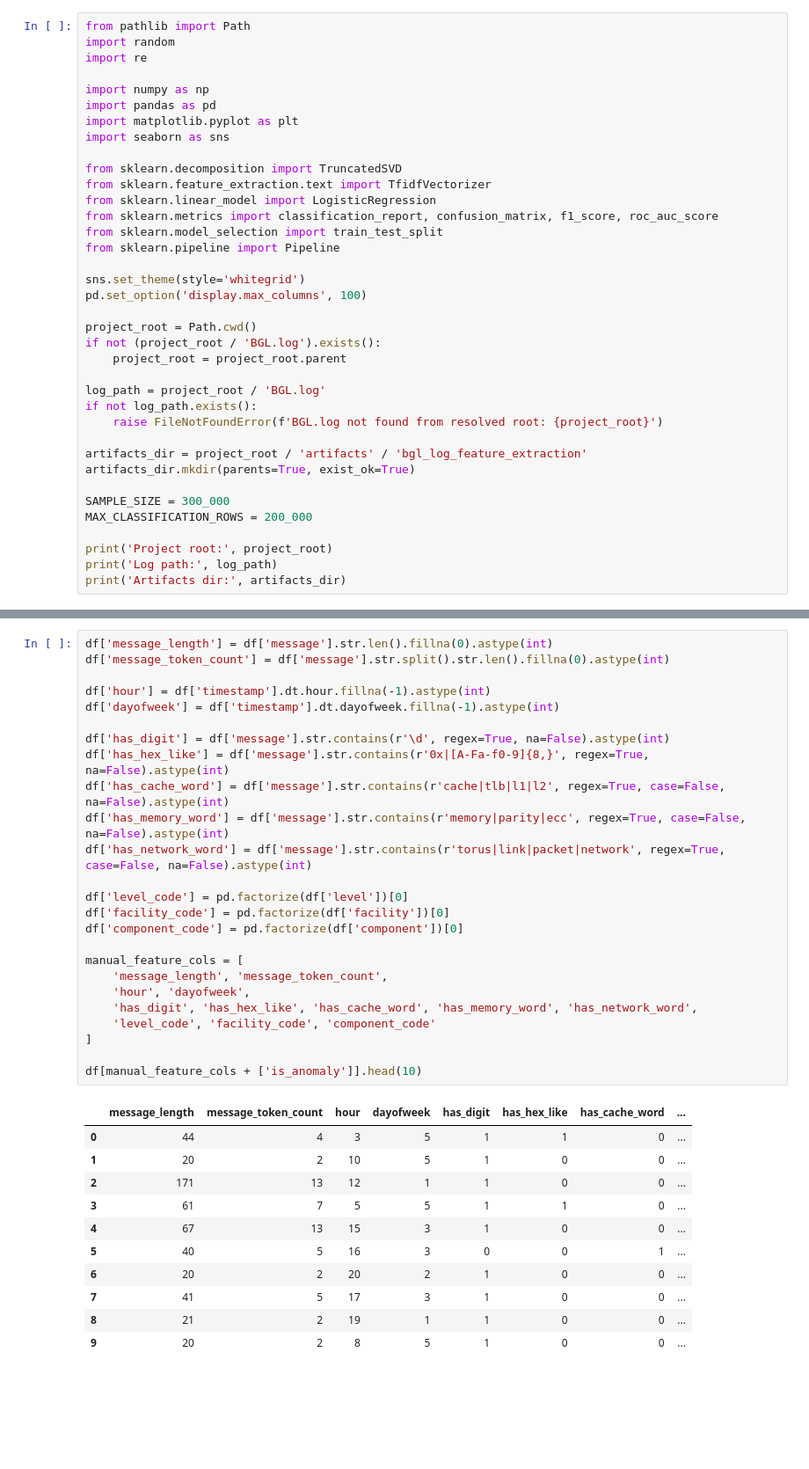
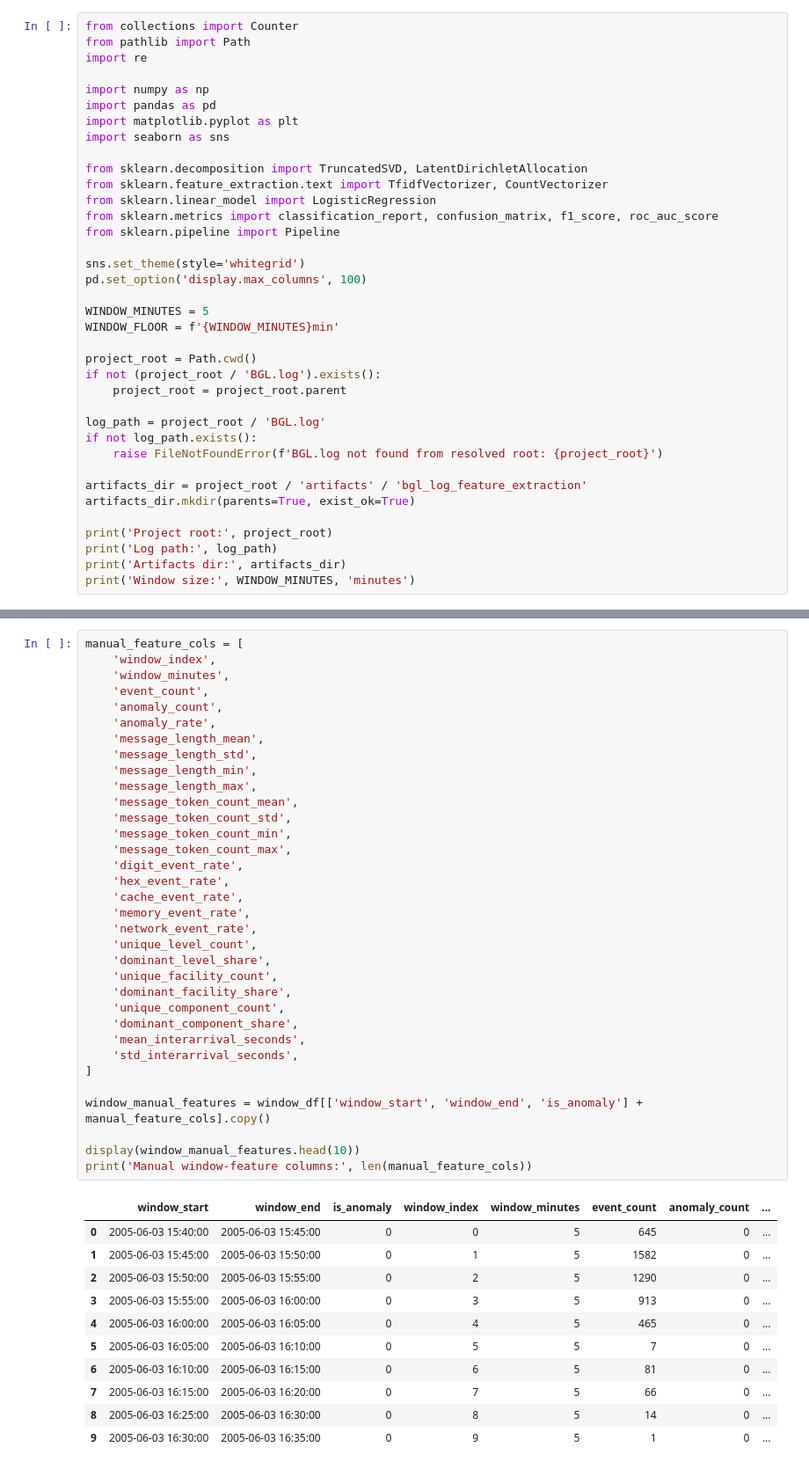
Before and after one commit to sidqian123/log-ml, a Jupyter notebook: notebooks/04_bgl_log_feature_extract.ipynb, the cells around one changed output, grey strips where cells are left out. Shown at 88% size. Drawn from its saved outputs; the diff is of its cells as text; blank space fills up the shorter version.

```diff
--- a/notebooks/04_bgl_log_feature_extract.ipynb
+++ b/notebooks/04_bgl_log_feature_extract.ipynb
@@ -12,6 +14,6 @@ Requirement coverage:
 # %%
+from collections import Counter
 from pathlib import Path
-import random
 import re
 
 import numpy as np
@@ -19,15 +21,17 @@ import pandas as pd
 import matplotlib.pyplot as plt
 import seaborn as sns
 
-from sklearn.decomposition import TruncatedSVD
-from sklearn.feature_extraction.text import TfidfVectorizer
+from sklearn.decomposition import TruncatedSVD, LatentDirichletAllocation
+from sklearn.feature_extraction.text import TfidfVectorizer, CountVectorizer
 from sklearn.linear_model import LogisticRegression
 from sklearn.metrics import classification_report, confusion_matrix, f1_score, roc_auc_score
-from sklearn.model_selection import train_test_split
 from sklearn.pipeline import Pipeline
 
 sns.set_theme(style='whitegrid')
 pd.set_option('display.max_columns', 100)
+
+WINDOW_MINUTES = 5
+WINDOW_FLOOR = f'{WINDOW_MINUTES}min'
 
 project_root = Path.cwd()
 if not (project_root / 'BGL.log').exists():
@@ -40,12 +44,10 @@ if not log_path.exists():
 artifacts_dir = project_root / 'artifacts' / 'bgl_log_feature_extraction'
 artifacts_dir.mkdir(parents=True, exist_ok=True)
 
-SAMPLE_SIZE = 300_000
-MAX_CLASSIFICATION_ROWS = 200_000
-
 print('Project root:', project_root)
 print('Log path:', log_path)
 print('Artifacts dir:', artifacts_dir)
+print('Window size:', WINDOW_MINUTES, 'minutes')
 # %% [output]
 Project root: /Users/sidqian/Downloads/Code/log-ml
 Log path: /Users/sidqian/Downloads/Code/log-ml/BGL.log
@@ -130,37 +262,46 @@ Manual features include lexical, temporal, and system-pattern indicators from ea
 # %%
-df['message_length'] = df['message'].str.len().fillna(0).astype(int)
-df['message_token_count'] = df['message'].str.split().str.len().fillna(0).astype(int)
-
-df['hour'] = df['timestamp'].dt.hour.fillna(-1).astype(int)
-df['dayofweek'] = df['timestamp'].dt.dayofweek.fillna(-1).astype(int)
-
-df['has_digit'] = df['message'].str.contains(r'\d', regex=True, na=False).astype(int)
-df['has_hex_like'] = df['message'].str.contains(r'0x|[A-Fa-f0-9]{8,}', regex=True, na=False).astype(int)
-df['has_cache_word'] = df['message'].str.contains(r'cache|tlb|l1|l2', regex=True, case=False, na=False).astype(int)
-df['has_memory_word'] = df['message'].str.contains(r'memory|parity|ecc', regex=True, case=False, na=False).astype(int)
-df['has_network_word'] = df['message'].str.contains(r'torus|link|packet|network', regex=True, case=False, na=False).astype(int)
-
-df['level_code'] = pd.factorize(df['level'])[0]
-df['facility_code'] = pd.factorize(df['facility'])[0]
-df['component_code'] = pd.factorize(df['component'])[0]
-
 manual_feature_cols = [
-    'message_length', 'message_token_count',
-    'hour', 'dayofweek',
-    'has_digit', 'has_hex_like', 'has_cache_word', 'has_memory_word', 'has_network_word',
-    'level_code', 'facility_code', 'component_code'
+    'window_index',
+    'window_minutes',
+    'event_count',
+    'anomaly_count',
+    'anomaly_rate',
+    'message_length_mean',
+    'message_length_std',
+    'message_length_min',
+    'message_length_max',
+    'message_token_count_mean',
+    'message_token_count_std',
+    'message_token_count_min',
+    'message_token_count_max',
+    'digit_event_rate',
+    'hex_event_rate',
+    'cache_event_rate',
+    'memory_event_rate',
+    'network_event_rate',
+    'unique_level_count',
+    'dominant_level_share',
+    'unique_facility_count',
+    'dominant_facility_share',
+    'unique_component_count',
+    'dominant_component_share',
+    'mean_interarrival_seconds',
+    'std_interarrival_seconds',
 ]
 
-df[manual_feature_cols + ['is_anomaly']].head(10)
+window_manual_features = window_df[['window_start', 'window_end', 'is_anomaly'] + manual_feature_cols].copy()
+
+display(window_manual_features.head(10))
+print('Manual window-feature columns:', len(manual_feature_cols))
 # %% [output]
-|  | message_length | message_token_count | hour | dayofweek | has_digit | has_hex_like | has_cache_word | ... |
-| 0 | 44 | 4 | 3 | 5 | 1 | 1 | 0 | ... |
-| 1 | 20 | 2 | 10 | 5 | 1 | 0 | 0 | ... |
-| 2 | 171 | 13 | 12 | 1 | 1 | 0 | 0 | ... |
-| 3 | 61 | 7 | 5 | 5 | 1 | 1 | 0 | ... |
-| 4 | 67 | 13 | 15 | 3 | 1 | 0 | 0 | ... |
-| 5 | 40 | 5 | 16 | 3 | 0 | 0 | 1 | ... |
-| 6 | 20 | 2 | 20 | 2 | 1 | 0 | 0 | ... |
-| 7 | 41 | 5 | 17 | 3 | 1 | 0 | 0 | ... |
-| 8 | 21 | 2 | 19 | 1 | 1 | 0 | 0 | ... |
-| 9 | 20 | 2 | 8 | 5 | 1 | 0 | 0 | ... |
+|  | window_start | window_end | is_anomaly | window_index | window_minutes | event_count | anomaly_count | ... |
+| 0 | 2005-06-03 15:40:00 | 2005-06-03 15:45:00 | 0 | 0 | 5 | 645 | 0 | ... |
+| 1 | 2005-06-03 15:45:00 | 2005-06-03 15:50:00 | 0 | 1 | 5 | 1582 | 0 | ... |
+| 2 | 2005-06-03 15:50:00 | 2005-06-03 15:55:00 | 0 | 2 | 5 | 1290 | 0 | ... |
+| 3 | 2005-06-03 15:55:00 | 2005-06-03 16:00:00 | 0 | 3 | 5 | 913 | 0 | ... |
+| 4 | 2005-06-03 16:00:00 | 2005-06-03 16:05:00 | 0 | 4 | 5 | 465 | 0 | ... |
+| 5 | 2005-06-03 16:05:00 | 2005-06-03 16:10:00 | 0 | 5 | 5 | 7 | 0 | ... |
+| 6 | 2005-06-03 16:10:00 | 2005-06-03 16:15:00 | 0 | 6 | 5 | 81 | 0 | ... |
+| 7 | 2005-06-03 16:15:00 | 2005-06-03 16:20:00 | 0 | 7 | 5 | 66 | 0 | ... |
+| 8 | 2005-06-03 16:25:00 | 2005-06-03 16:30:00 | 0 | 8 | 5 | 14 | 0 | ... |
+| 9 | 2005-06-03 16:30:00 | 2005-06-03 16:35:00 | 0 | 9 | 5 | 1 | 0 | ... |
```
Also changed, not shown: parts of 13 cells of this notebook, 8 other files.
